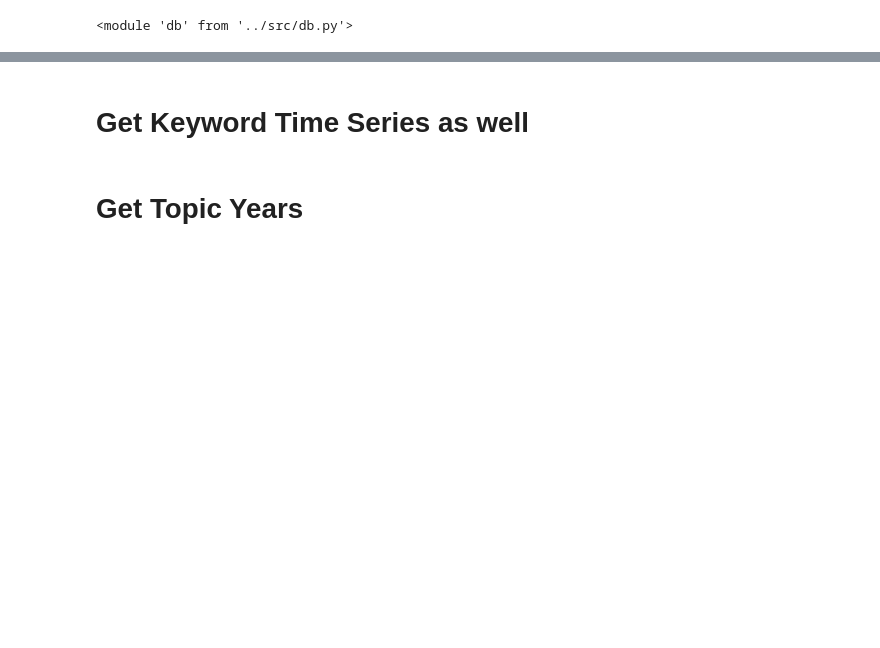
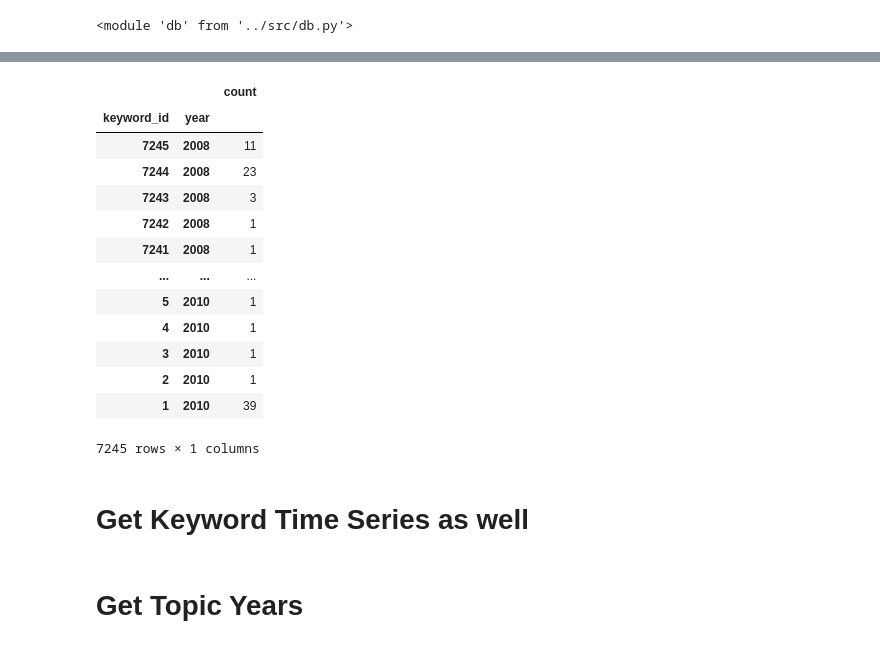
Before and after one commit to abuonomo/topic-emergence-ADS, a Jupyter notebook: notebook/arb-alchemy-02-model.ipynb, the cells around one changed output, grey strips where cells are left out. Cells and saved outputs as stored; diff of their text form; code cells hidden in the pictures; blank space fills up the shorter version.

```diff
--- a/notebook/arb-alchemy-02-model.ipynb
+++ b/notebook/arb-alchemy-02-model.ipynb
@@ -94,0 +195,2 @@ import imp; imp.reload(db)
+# %%
+cdf = df.groupby(['keyword_id', 'year']).count().reset_index()
@@ -95,3 +202,20 @@ import imp; imp.reload(db)
+# %%
+cdf.sort_values('keyword_id', ascending=False)
+# %% [output]
+|  |  | count |
+| keyword_id | year |  |
+| 7245 | 2008 | 11 |
+| 7244 | 2008 | 23 |
+| 7243 | 2008 | 3 |
+| 7242 | 2008 | 1 |
+| 7241 | 2008 | 1 |
+| ... | ... | ... |
+| 5 | 2010 | 1 |
+| 4 | 2010 | 1 |
+| 3 | 2010 | 1 |
+| 2 | 2010 | 1 |
+| 1 | 2010 | 39 |
+7245 rows × 1 columns
 # %%
 # with h5py.File('test.hdf', 'r') as f0:
 #     print(f0['id2bibcode2year'].keys())
```
Also changed, not shown: parts of 19 cells of this notebook, 3 other files.
